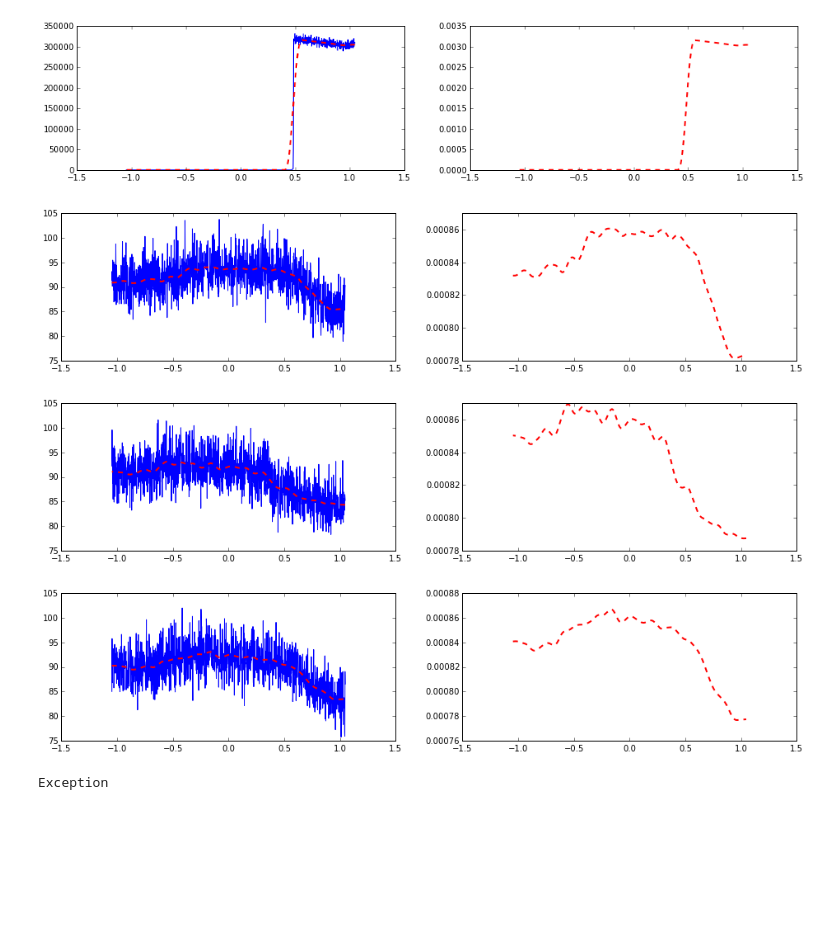
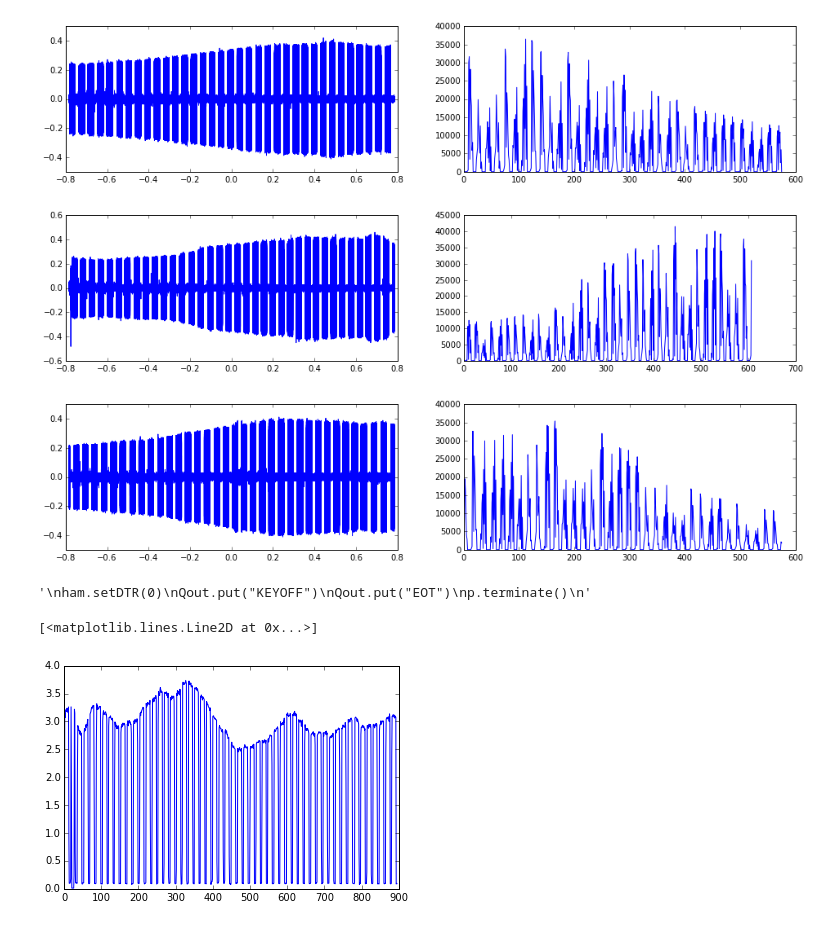
Before and after one commit to gkahn13/radioloc, a Jupyter notebook: servo_serial.ipynb, the cells around one changed output. Saved outputs shown, nothing was run; the diff lists cells and outputs as text; code cells hidden in the pictures; blank space fills up the shorter version.

Commit message:
servos and receiving working

```diff
--- a/servo_serial.ipynb
+++ b/servo_serial.ipynb
@@ -102,7 +107,7 @@ class SDRs:
     """
     Functionality for multiple SDRs (non-blocking)
     """
-    def __init__(self, rtlsdr_devs, fc, fs=2.4e6, gain=1.0):
+    def __init__(self, rtlsdr_devs, fc, fs=2.4e5, gain=1.0):
         self.rtlsdr_devs = rtlsdr_devs
         self.rtlsdrs = [None]*len(self.rtlsdr_devs)
 
@@ -160,8 +165,10 @@ class SDRs:
         def read_cb(samples, q):
             if self.read_run_flags[ith]:
                 try:
-                    q.put(maxPower(samples, N=4*1024))
-                    #q.put(samples[::M])
+                    #q.put(maxPower(samples, N=4*1024))
+                    #q.put(maxPower(samples - samples.mean(), N=4*1024))
+                    #q.put((samples - samples.mean()))
+                    q.put(samples)
                 except Exception as e:
                     print('read_cb exception: {0}'.format(e))
 
@@ -172,8 +179,9 @@ class SDRs:
         self.read_is_stoppeds[ith] = True
 
 num_sdrs = 3
-fc = 145.6e6
+fc = 910e6
 
 dev_cnt = librtlsdr.rtlsdr_get_device_count()
+print('Devices found: {0}'.format(dev_cnt))
 rtlsdr_devs = [i if i < dev_cnt else None for i in xrange(num_sdrs)]
 sdrs = SDRs(rtlsdr_devs, fc)
@@ -239,6 +251,7 @@ class ServosSDRs:
 
     def run(self, ith, speed=None, run_on_stop_read=lambda:None):
         """ run_on_stop_read for things like plotting """
+        print('ServosSdrs: run {0}th'.format(ith))
         speed = self.default_speed if speed is None else speed
         num_exceptions = 0
 
@@ -266,7 +279,9 @@ class ServosSDRs:
                     break
 
         self.is_stoppeds[ith] = True
-        self.servos.set_angle(ith, 0, 0, block=False)
+        self.servos.set_angle(ith, 0, speed, block=False)
+
+        print('ServosSdrs: stopping {0}th'.format(ith))
 
     def get_angles_and_maxpowers(self, ith):
         """ For ith sdr, return oldest angle/sample if exists, else None """
@@ -317,42 +355,66 @@ rotations: 3
 # %%
-for angles, mp in angles_and_maxpowers0:
-    mp_smooth = smoothMaxPower(mp, 100)
-    #angles = np.linspace(angles[0], angles[-1], len(mp))
-    angles = angles[::-1]
+for a_mp_list in angles_and_maxpowers[1:]:
+    for angles, mp in a_mp_list:
+        mp_smooth = smoothMaxPower(mp, 100)
+        #angles = np.linspace(angles[0], angles[-1], len(mp))
+        angles = angles[::-1]
 
-    width, height = plt.figaspect(0.2)
-    f, axes = plt.subplots(1,2, figsize=(width,height))
-    axes[0].plot(angles, mp)
-    axes[0].plot(angles, mp_smooth, 'r--', linewidth=2.0)
-    #axes[1].plot(angles, 1 - mp/mp.sum())
-    axes[1].plot(angles, mp_smooth/mp_smooth.sum(), 'r--', linewidth=2.0)
-    #plt.ylim((mp.mean()-3*mp.std(), mp.mean()+3*mp.std()))
+        width, height = plt.figaspect(0.2)
+        f, axes = plt.subplots(1,2, figsize=(width,height))
+        axes[0].plot(angles, np.real(mp))
+
+        F = np.fft.fft(abs(mp))
+        freq = (sdrs.fs/2.) * np.fft.fftfreq(F.shape[-1])
+        b = abs(freq) < 1e6 # (abs(freq) < 5000) * (abs(freq) > 100)
+        #axes[1].plot(freq[b], abs(F)[b], 'x')
+
+        axes[1].plot(maxPower(mp, 1*1024))
+
+        #axes[0].plot(angles, mp)
+        #axes[0].plot(angles, mp_smooth, 'r--', linewidth=2.0)
+        #axes[1].plot(angles, 1 - mp/mp.sum())
+        #axes[1].plot(angles, mp_smooth/mp_smooth.sum(), 'r--', linewidth=2.0)
+        #plt.ylim((mp.mean()-3*mp.std(), mp.mean()+3*mp.std()))
 # %% [output]
-[figure, old version]
+[figure, new version]
-[figure, old version]
+[figure, new version]
-[figure, old version]
+[figure, new version]
-[figure, removed]
 # %%
 #####################################
 # Test shielding makes a difference #
 #####################################
+"""
 ham = serial.Serial('/dev/ttyUSB0')
 ham.setDTR(0)
 
 p = pyaudio.PyAudio()
-duration = 4.0
+duration = 6.0
 #play_pure_tone(p, ham, 3000., duration, mag=5.0)
 Qout = play_pure_tone_continuously(p, ham, 3000., mag=0.1)
+"""
 
+duration = 4.0
 time.sleep(0.2)
-sdrs.set_gains(0.1)
-sdrs.start_read(0)
+sdrs.set_gains(1e6)
+sdrs.start_read(1)
 time.sleep(duration-0.2)
-data = sdrs.stop_read(0)
+data = sdrs.stop_read(1)
 
+"""
 ham.setDTR(0)
 Qout.put("KEYOFF")
 Qout.put("EOT")
 p.terminate()
+"""
 # %% [output]
-Exception
+'\nham.setDTR(0)\nQout.put("KEYOFF")\nQout.put("EOT")\np.terminate()\n'
+# %%
+#f = plt.figure()
+#plt.plot(np.real(data))
+
+f = plt.figure()
+mp = avgPower(data, 1*1024)
+plt.plot(mp)
+# %% [output]
+[<matplotlib.lines.Line2D at 0x...>]
+[figure, added]
```
Also changed, not shown: parts of 13 cells of this notebook, 2 other files.
